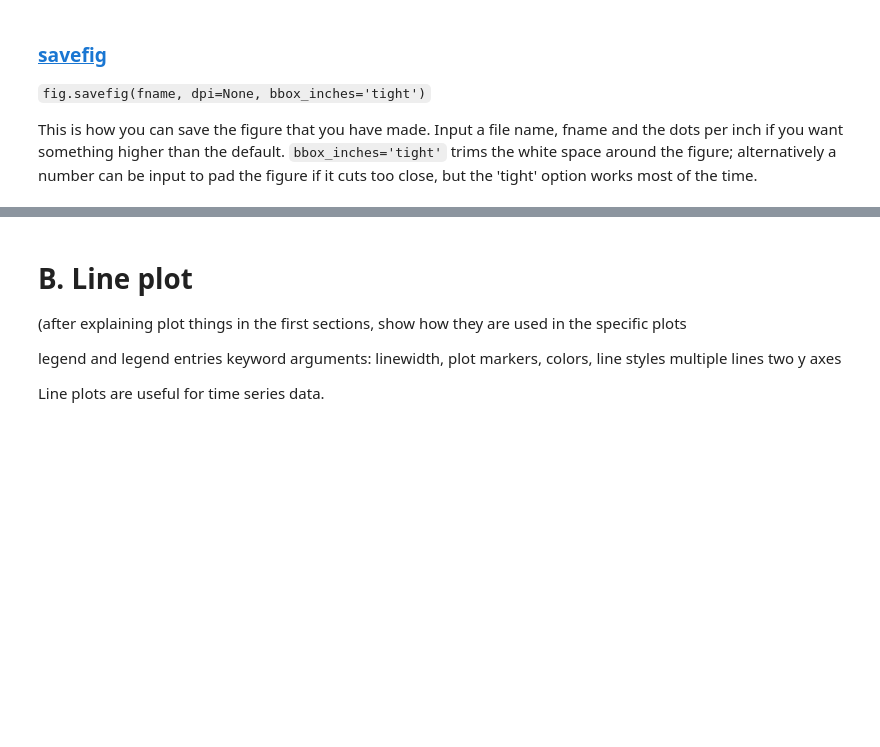
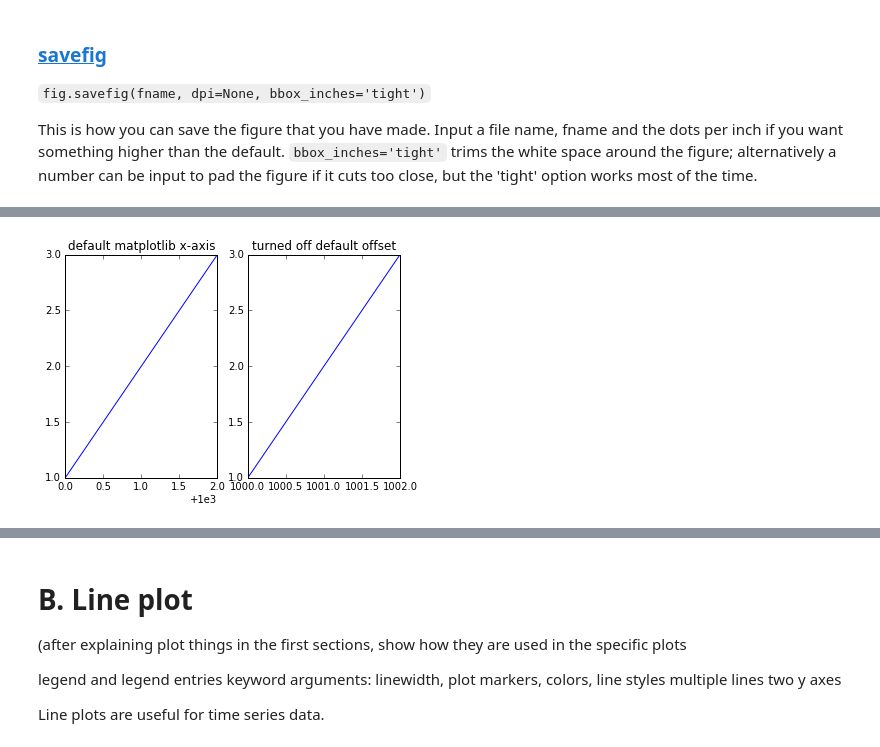
Before and after one commit to hetland/python4geosciences_OLD, a Jupyter notebook: materials/04 matplotlib.ipynb, the cells around one changed output, grey strips where cells are left out. Saved outputs shown, nothing was run; the diff lists cells and outputs as text; code cells hidden in the pictures; blank space fills up the shorter version.

Commit message:
have a draft of preliminary material in matplotlib

```diff
--- a/materials/04 matplotlib.ipynb
+++ b/materials/04 matplotlib.ipynb
@@ -177,0 +200,13 @@ removing shift for x and y axes
+# %%
+fig = plt.figure()
+
+ax1 = fig.add_subplot(121)
+ax1.plot([1000, 1001, 1002], [1, 2, 3])
+ax1.set_title('default matplotlib x-axis')
+
+ax2 = fig.add_subplot(122)
+ax2.plot([1000, 1001, 1002], [1, 2, 3])
+ax2.set_title('turned off default offset')
+ax2.get_xaxis().get_major_formatter().set_useOffset(False)
+# %% [output]
+[figure, added]
```
Also changed, not shown: parts of 13 cells of this notebook.
